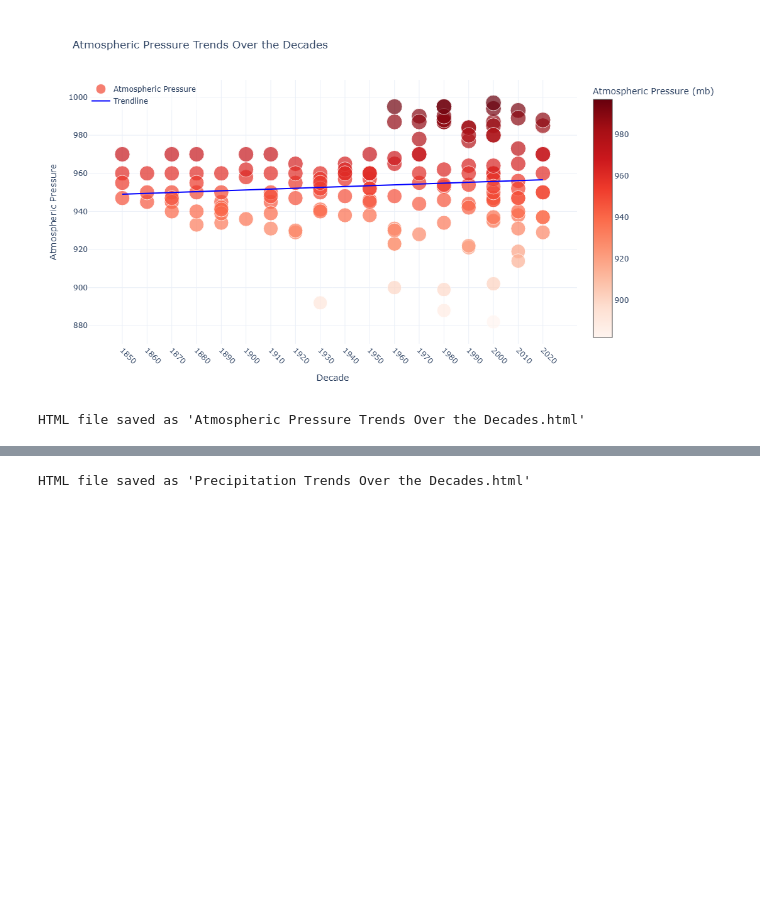
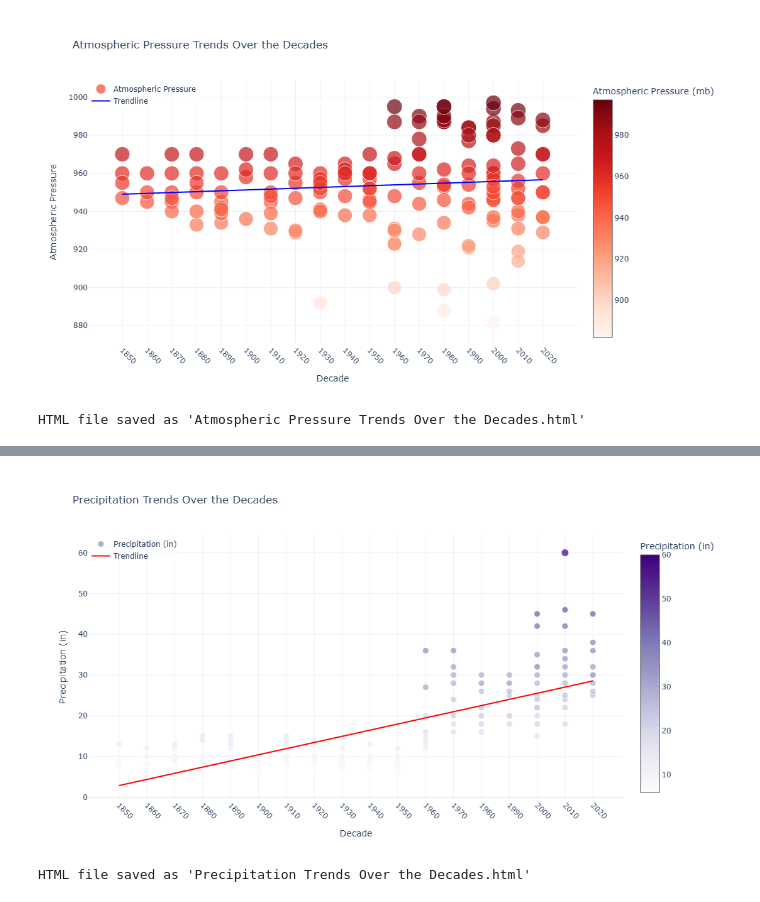
Before and after one commit to hargumber/Project_4-Team_3, a Jupyter notebook: anvita/hurricanes_notebook_Anvita-Copy_Updated.ipynb, the cells around one changed output, grey strips where cells are left out. Drawn from its saved outputs; the diff is of its cells as text; code cells hidden in the pictures; blank space fills up the shorter version.

```diff
--- a/anvita/hurricanes_notebook_Anvita-Copy_Updated.ipynb
+++ b/anvita/hurricanes_notebook_Anvita-Copy_Updated.ipynb
@@ -411,3 +377,60 @@ fig.show()
+# %%
+# PLOTTING PRECIPITATION TRENDS OVER THE DECADES - INTERACTIVE GRAPH
+
+precipitation_values = hurricane_data['Precipitation_Total_in']
+# Fit a linear regression line (trendline) for precipitation
+z = np.polyfit(decades, precipitation_values, 1)  # Degree 1 for a linear trend
+p = np.poly1d(z)
+trendline = p(np.sort(np.unique(decades)))
+
+# Create a scatter plot with increased dot sizes
+scatter = go.Scatter(
+    x=decades,
+    y=precipitation_values,
+    mode='markers',
+    marker=dict(
+        size=np.clip(precipitation_values / 5, 10, 80),  # Increased size scaling: Minimum 10, maximum 80
+        color=precipitation_values,
+        colorscale='Purples',
+        showscale=True,
+        colorbar=dict(title='Precipitation (in)')
+    ),
+    name='Precipitation (in)',
+    hovertemplate='Storm: %{text}<br>Precipitation: %{y:.2f} in<extra></extra>',
+    text=storm_names
+)
+
+# Create the trendline
+trendline_plot = go.Scatter(
+    x=np.sort(np.unique(decades)),
+    y=trendline,
+    mode='lines',
+    line=dict(color='red', width=2),
+    name='Trendline',
+    hovertemplate='Decade: %{x}<br>Trend: %{y:.2f} in<extra></extra>'
+)
+
+# Layout with updated visuals
+layout = go.Layout(
+    title='Precipitation Trends Over the Decades',
+    xaxis=dict(title='Decade', tickvals=np.sort(np.unique(decades)), tickangle=45),
+    yaxis=dict(title='Precipitation (in)'),
+    template='plotly_white',
+    height=600,
+    legend=dict(
+        x=0,
+        y=1,
+        xanchor='left',
+        yanchor='top',
+        bgcolor='rgba(255,255,255,0.5)'
+    )
+)
+
+# The interactive graph
+fig = go.Figure(data=[scatter, trendline_plot], layout=layout)
+fig.show()
+# %% [output]
+[figure, added]
 # %%
 # Saving the above graph as html to view the interactive graph on gamma
 fig.write_html("Precipitation Trends Over the Decades.html")
```
Also changed, not shown: parts of 12 cells of this notebook.
